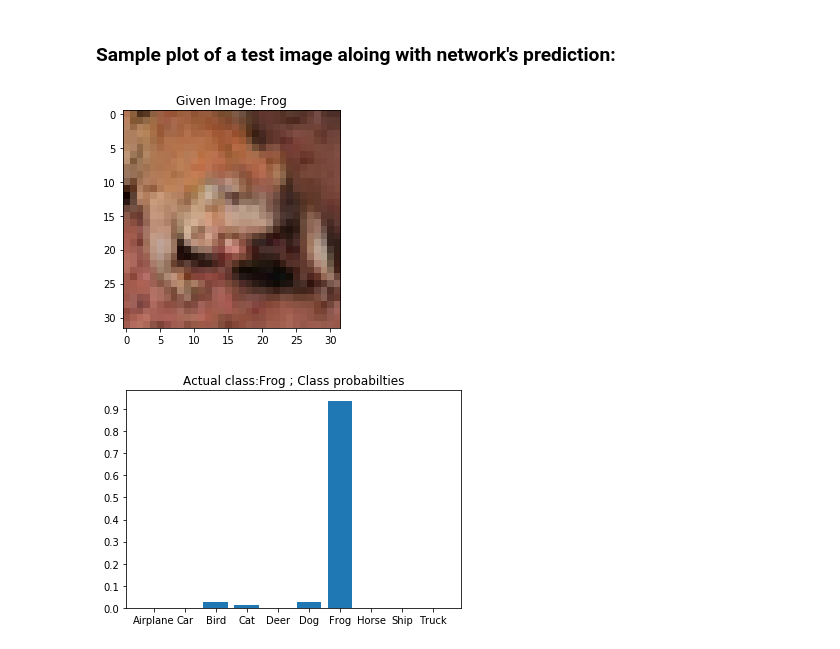
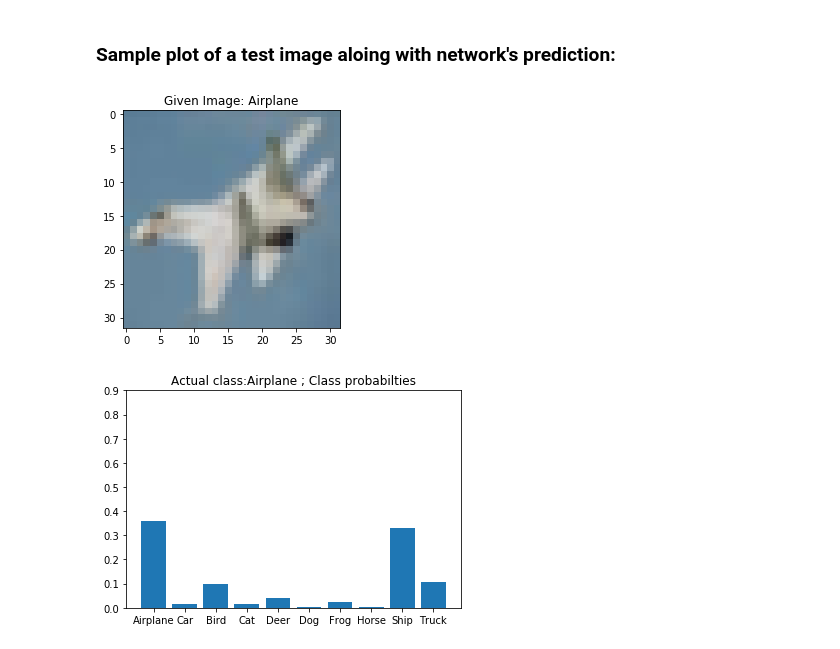
Before and after one commit to akash-vartak/cifar-10-classifier, a Jupyter notebook: CIFAR10_Classifier.ipynb, the cells around one changed output. Saved outputs shown, nothing was run; the diff lists cells and outputs as text; code cells hidden in the pictures.

```diff
--- a/CIFAR10_Classifier.ipynb
+++ b/CIFAR10_Classifier.ipynb
@@ -123,13 +123,14 @@ class LeNet(nn.Module):
 # %% [markdown]
 ### Train the network:
 # %%
-network = LeNet()
+network = CustomNet()
 
 criterion = nn.CrossEntropyLoss()
 optimizer = optim.SGD(network.parameters(), lr=0.1)
 
 print("--------Training Start--------")
-num_epochs = 10
+num_epochs = 20
+training_losses = []
 
 for epoch in range(1, num_epochs+1):
     current_loss = 0
@@ -156,6 +157,7 @@ for epoch in range(1, num_epochs+1):
         # add up running loss for reporting after each epoch
         current_loss += loss.item()
 
+    training_losses.append(current_loss)
     print("Epoch #", epoch, "\tRunning loss: ", current_loss/len(trainsetloader))
 
 print("--------Training Done--------")
@@ -176,5 +192,5 @@ Epoch # 10      Running loss:  0.8684819734554199
 ### Save the model:
 # %%
 model_path = "./models/"
-lenet_cnn_directory = "LeNet/lenet_cifar10.pth"
+customnet_cnn_directory = "CustomNet/customnet_cifar10.pth"
 # %%
@@ -184,8 +200,8 @@ torch.save( network.state_dict(), model_path + lenet_cnn_directory )
 
 **Useful when resuming work in notebook. Network parameters can be loaded from file, training can be skipped.**
 # %%
-network = LeNet()
-network.load_state_dict( torch.load(model_path + lenet_cnn_directory) )
+network = CustomNet()
+network.load_state_dict( torch.load(model_path + customnet_cnn_directory) )
 # %% [output]
 <All keys matched successfully>
 # %% [markdown]
@@ -194,7 +210,11 @@ network.load_state_dict( torch.load(model_path + lenet_cnn_directory) )
 with torch.no_grad():
     total_count = 0
     total_correct = 0
-    for i, batch in enumerate(testsetloader):
+    i=0
+
+    test_accuracy = []
+
+    for i, batch in enumerate(testsetloader, 0):
         test_images, test_labels = batch
 
         predictions = network(test_images)
@@ -210,6 +230,8 @@ with torch.no_grad():
         print("Acctual: ", test_labels.numpy())
         print("Batch Accuracy: ", ((batch_correct*100)/batch_count))
 
+        test_accuracy.append( ((total_correct*100)/total_count) )
+
     print("\nFinal accuracy: ", ((total_correct*100)/total_count))
 # %% [output]
 Batch # 0
@@ -234,24 +266,24 @@ Final accuracy:  59.97
 # %%
 with torch.no_grad():
     testsetiter = iter(testsetloader)
     test_images, test_labels = next(testsetiter)
 
     # can be anything between 0-29 (a batch is of 30 images)
-    image_id = 5
+    image_id = 10
 
     # plot test image
     plot_image( torchvision.utils.make_grid(test_images[image_id]), test_labels[image_id] )
 
     # bar plot result probabilities
     predictions = network(test_images)
     log_softmax_out = functional.log_softmax(predictions, dim = 1)
     probabilities = torch.exp(log_softmax_out)
     probs = probabilities.numpy()[image_id]
 
     plt.bar(classes, probs)
     plt.title("Actual class:" + classes[test_labels[image_id]] + " ; Class probabilties")
     plt.yticks( (np.arange(0, 1, step = 0.1)) )
     plt.show()
 # %% [output]
-[figure, old version]
+[figure, new version]
-[figure, old version]
+[figure, new version]
```
Also changed, not shown: parts of 9 cells of this notebook.
